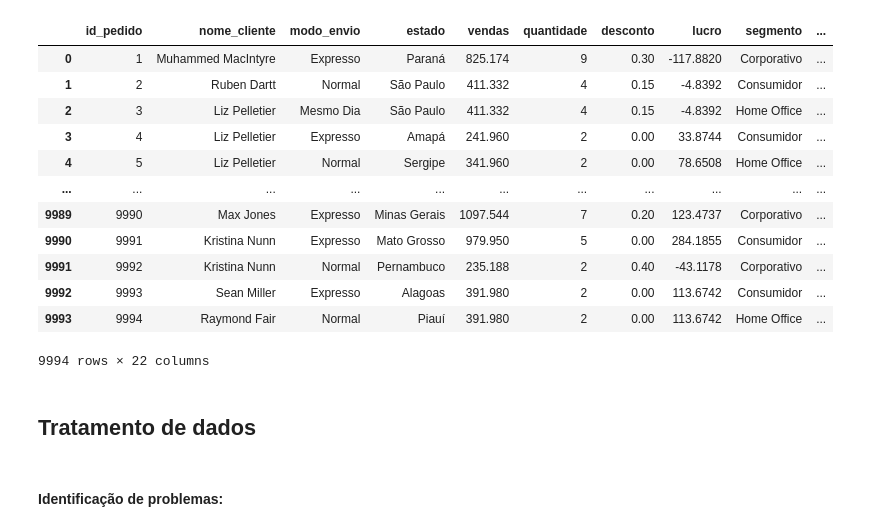
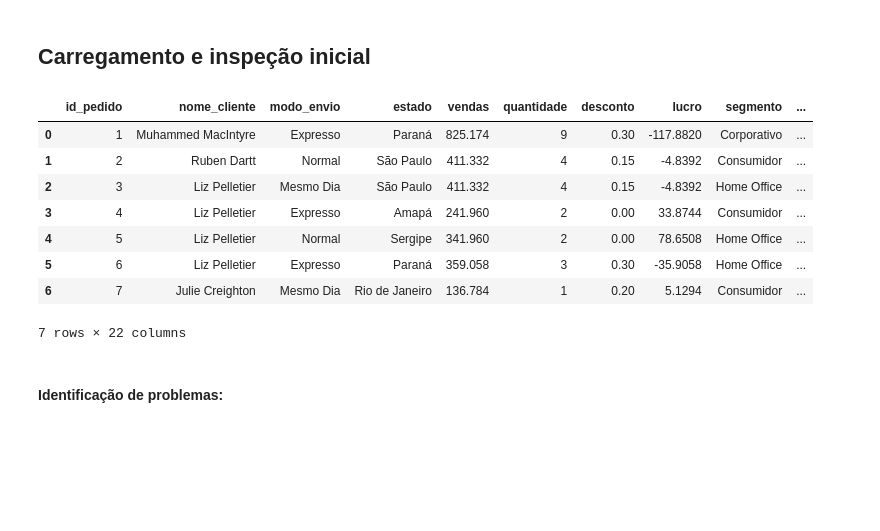
Before and after one commit to PedroMRegis/analise-dados_ijr, a Jupyter notebook: analise_R-Amaral-Office/analise-de-dados.ipynb, the cells around one changed output. Saved outputs shown, nothing was run; the diff lists cells and outputs as text; code cells hidden in the pictures; blank space fills up the shorter version.

```diff
--- a/analise_R-Amaral-Office/analise-de-dados.ipynb
+++ b/analise_R-Amaral-Office/analise-de-dados.ipynb
@@ -1,3 +20,5 @@
+# %% [markdown]
+## Carregamento e inspeção inicial
 # %%
 %matplotlib inline
 import pandas as pd
@@ -8,23 +29,17 @@ import seaborn as sns
 import statsmodels.api as sm
 # %%
 df_R_amaral = pd.read_excel('Base de Dados R. Amaral Office.xlsx')
-df_R_amaral
+df_R_amaral.head(7)
 # %% [output]
 |  | id_pedido | nome_cliente | modo_envio | estado | vendas | quantidade | desconto | lucro | segmento | ... |
 | 0 | 1 | Muhammed MacIntyre | Expresso | Paraná | 825.174 | 9 | 0.30 | -117.8820 | Corporativo | ... |
 | 1 | 2 | Ruben Dartt | Normal | São Paulo | 411.332 | 4 | 0.15 | -4.8392 | Consumidor | ... |
 | 2 | 3 | Liz Pelletier | Mesmo Dia | São Paulo | 411.332 | 4 | 0.15 | -4.8392 | Home Office | ... |
 | 3 | 4 | Liz Pelletier | Expresso | Amapá | 241.960 | 2 | 0.00 | 33.8744 | Consumidor | ... |
 | 4 | 5 | Liz Pelletier | Normal | Sergipe | 341.960 | 2 | 0.00 | 78.6508 | Home Office | ... |
-| ... | ... | ... | ... | ... | ... | ... | ... | ... | ... | ... |
-| 9989 | 9990 | Max Jones | Expresso | Minas Gerais | 1097.544 | 7 | 0.20 | 123.4737 | Corporativo | ... |
-| 9990 | 9991 | Kristina Nunn | Expresso | Mato Grosso | 979.950 | 5 | 0.00 | 284.1855 | Consumidor | ... |
-| 9991 | 9992 | Kristina Nunn | Normal | Pernambuco | 235.188 | 2 | 0.40 | -43.1178 | Corporativo | ... |
-| 9992 | 9993 | Sean Miller | Expresso | Alagoas | 391.980 | 2 | 0.00 | 113.6742 | Consumidor | ... |
-| 9993 | 9994 | Raymond Fair | Normal | Piauí | 391.980 | 2 | 0.00 | 113.6742 | Home Office | ... |
+| 5 | 6 | Liz Pelletier | Expresso | Paraná | 359.058 | 3 | 0.30 | -35.9058 | Home Office | ... |
+| 6 | 7 | Julie Creighton | Mesmo Dia | Rio de Janeiro | 136.784 | 1 | 0.20 | 5.1294 | Consumidor | ... |
-9994 rows × 22 columns
+7 rows × 22 columns
-# %% [markdown]
-## Tratamento de dados
 # %% [markdown]
 #### Identificação de problemas:
 # %%
```
Also changed, not shown: parts of 27 cells of this notebook.
